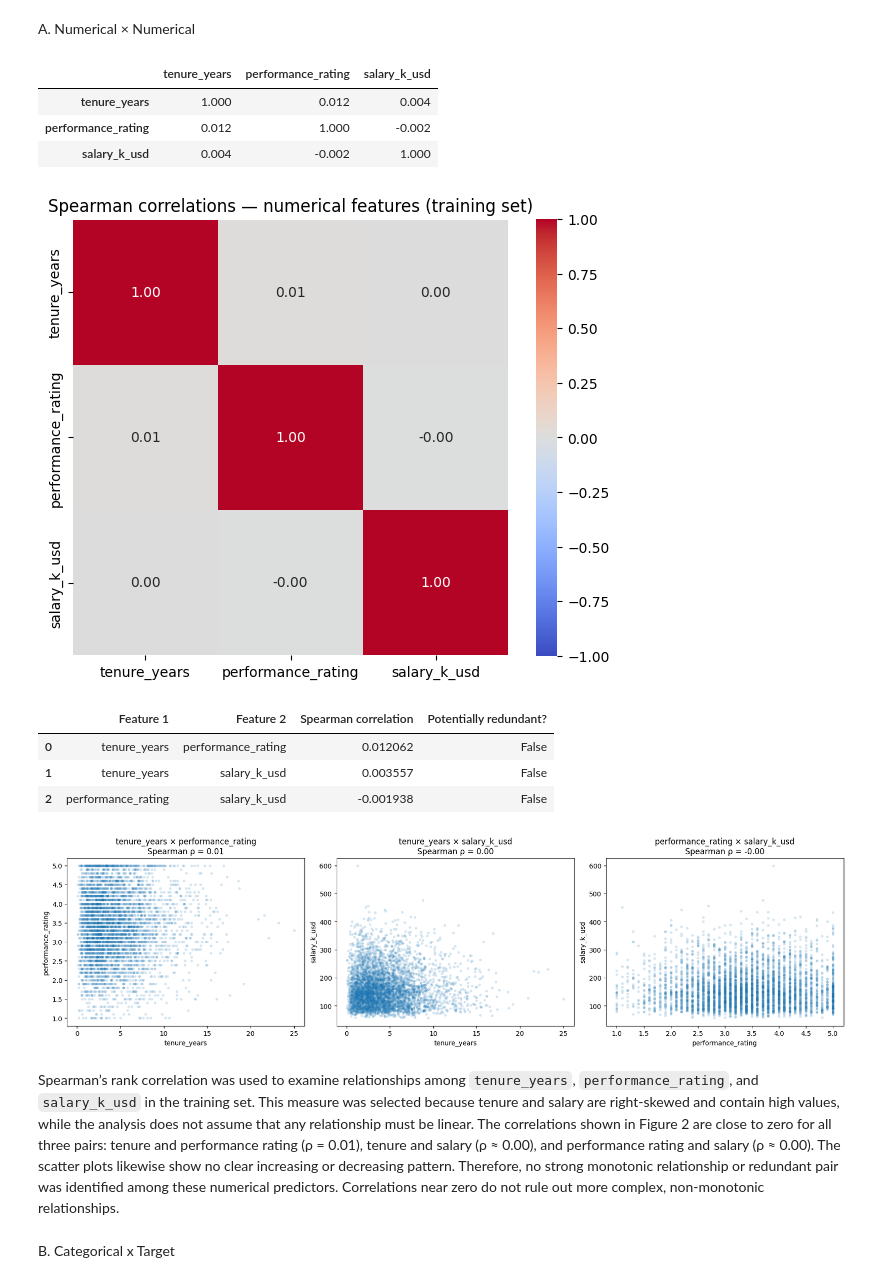
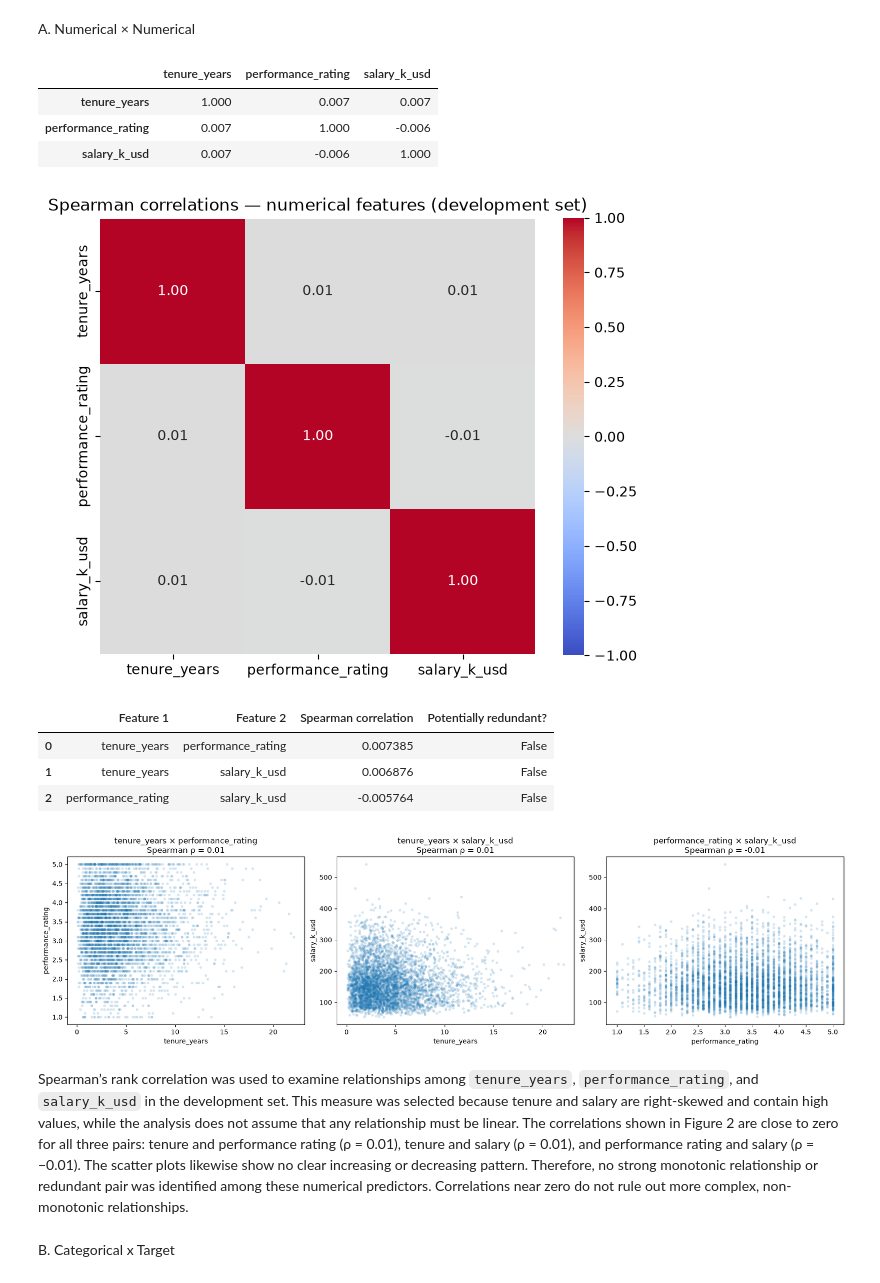
Before and after one commit to giuvallente/neuralNetworks-Project, a Jupyter notebook: eda.ipynb, the cells around one changed output. Saved outputs shown, nothing was run; the diff lists cells and outputs as text; code cells hidden in the pictures.

```diff
--- a/eda.ipynb
+++ b/eda.ipynb
@@ -476,8 +516,8 @@ import itertools
 
 numeric_cols = ["tenure_years", "performance_rating", "salary_k_usd"]
 
-# Correlation matrix: training data only
-corr = X_train[numeric_cols].corr(method="spearman")
+# Correlation matrix: development data only
+corr = X_dev[numeric_cols].corr(method="spearman")
 display(corr.round(3))
 
 plt.figure(figsize=(6, 5))
@@ -485,45 +525,45 @@ sns.heatmap(
     corr,
     annot=True,
     fmt=".2f",
     cmap="coolwarm",
     vmin=-1,
     vmax=1,
     center=0,
     square=True,
 )
-plt.title("Spearman correlations — numerical features (training set)")
+plt.title("Spearman correlations — numerical features (development set)")
 plt.tight_layout()
 plt.savefig("./figures/figure2.png", dpi=150)
 plt.show()
 
 # List every pair and flag strong correlations for review.
 # 0.80 is a screening rule, not an automatic reason to drop a feature.
 pairs = pd.DataFrame([
     {
         "Feature 1": a,
         "Feature 2": b,
         "Spearman correlation": corr.loc[a, b],
         "Potentially redundant?": abs(corr.loc[a, b]) >= 0.80,
     }
     for a, b in itertools.combinations(numeric_cols, 2)
 ]).sort_values(
     "Spearman correlation", key=lambda values: values.abs(), ascending=False
 )
 
 display(pairs)
 # %% [output]
 |  | tenure_years | performance_rating | salary_k_usd |
-| tenure_years | 1.000 | 0.012 | 0.004 |
-| performance_rating | 0.012 | 1.000 | -0.002 |
-| salary_k_usd | 0.004 | -0.002 | 1.000 |
+| tenure_years | 1.000 | 0.007 | 0.007 |
+| performance_rating | 0.007 | 1.000 | -0.006 |
+| salary_k_usd | 0.007 | -0.006 | 1.000 |
-[figure, old version]
+[figure, new version]
 |  | Feature 1 | Feature 2 | Spearman correlation | Potentially redundant? |
-| 0 | tenure_years | performance_rating | 0.012062 | False |
-| 1 | tenure_years | salary_k_usd | 0.003557 | False |
-| 2 | performance_rating | salary_k_usd | -0.001938 | False |
+| 0 | tenure_years | performance_rating | 0.007385 | False |
+| 1 | tenure_years | salary_k_usd | 0.006876 | False |
+| 2 | performance_rating | salary_k_usd | -0.005764 | False |
 # %%
-plot_data = X_train[numeric_cols].sample(
-    n=min(5_000, len(X_train)),
+plot_data = X_dev[numeric_cols].sample(
+    n=min(5_000, len(X_dev)),
     random_state=42,
 )
 
@@ -544,9 +584,9 @@ for ax, (x, y) in zip(axes, itertools.combinations(numeric_cols, 2)):
 plt.savefig("./figures/figure3.png", dpi=150)
 plt.show()
 # %% [output]
-[figure, old version]
+[figure, new version]
 # %% [markdown]
-Spearman’s rank correlation was used to examine relationships among `tenure_years`, `performance_rating`, and `salary_k_usd` in the training set. This measure was selected because tenure and salary are right-skewed and contain high values, while the analysis does not assume that any relationship must be linear. The correlations shown in Figure 2 are close to zero for all three pairs: tenure and performance rating (ρ = 0.01), tenure and salary (ρ ≈ 0.00), and performance rating and salary (ρ ≈ 0.00). The scatter plots likewise show no clear increasing or decreasing pattern. Therefore, no strong monotonic relationship or redundant pair was identified among these numerical predictors. Correlations near zero do not rule out more complex, non-monotonic relationships.
+Spearman’s rank correlation was used to examine relationships among `tenure_years`, `performance_rating`, and `salary_k_usd` in the development set. This measure was selected because tenure and salary are right-skewed and contain high values, while the analysis does not assume that any relationship must be linear. The correlations shown in Figure 2 are close to zero for all three pairs: tenure and performance rating (ρ = 0.01), tenure and salary (ρ = 0.01), and performance rating and salary (ρ = −0.01). The scatter plots likewise show no clear increasing or decreasing pattern. Therefore, no strong monotonic relationship or redundant pair was identified among these numerical predictors. Correlations near zero do not rule out more complex, non-monotonic relationships.
 # %% [markdown]
 B. Categorical x Target
 # %%
```
Also changed, not shown: parts of 20 cells of this notebook, 10 other files.
